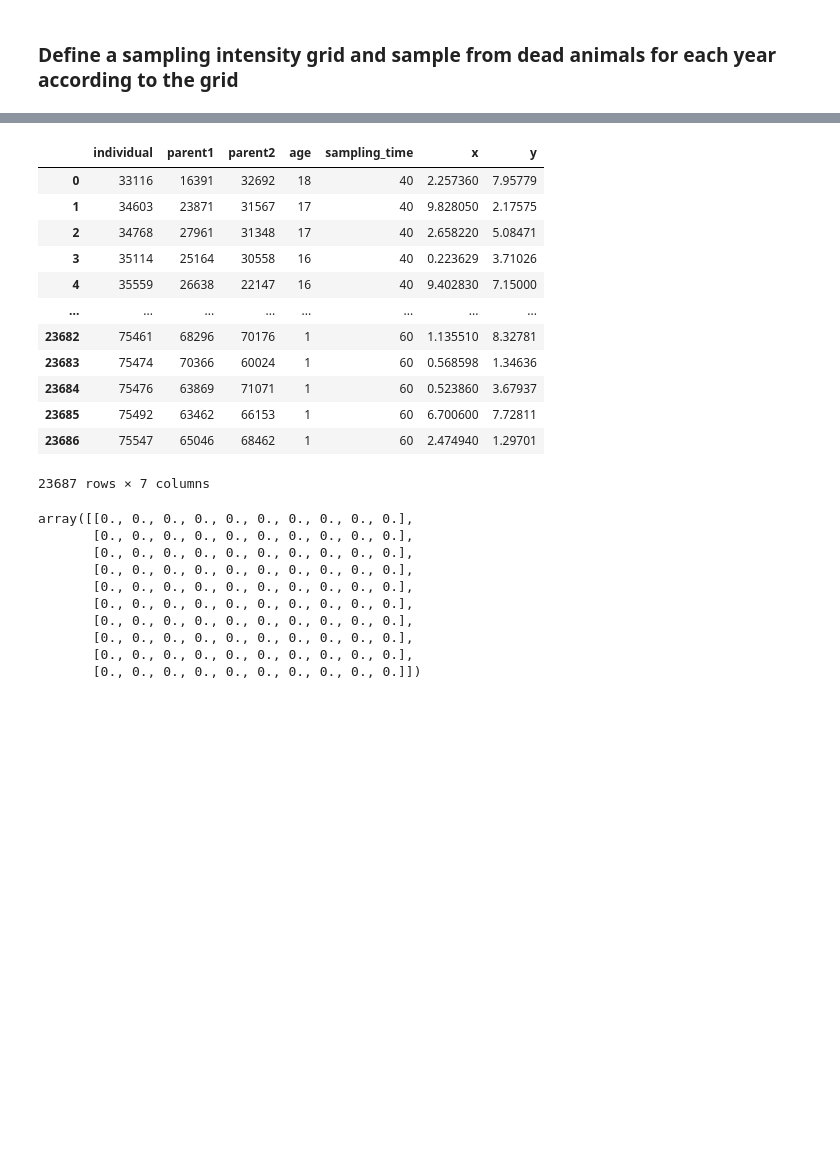
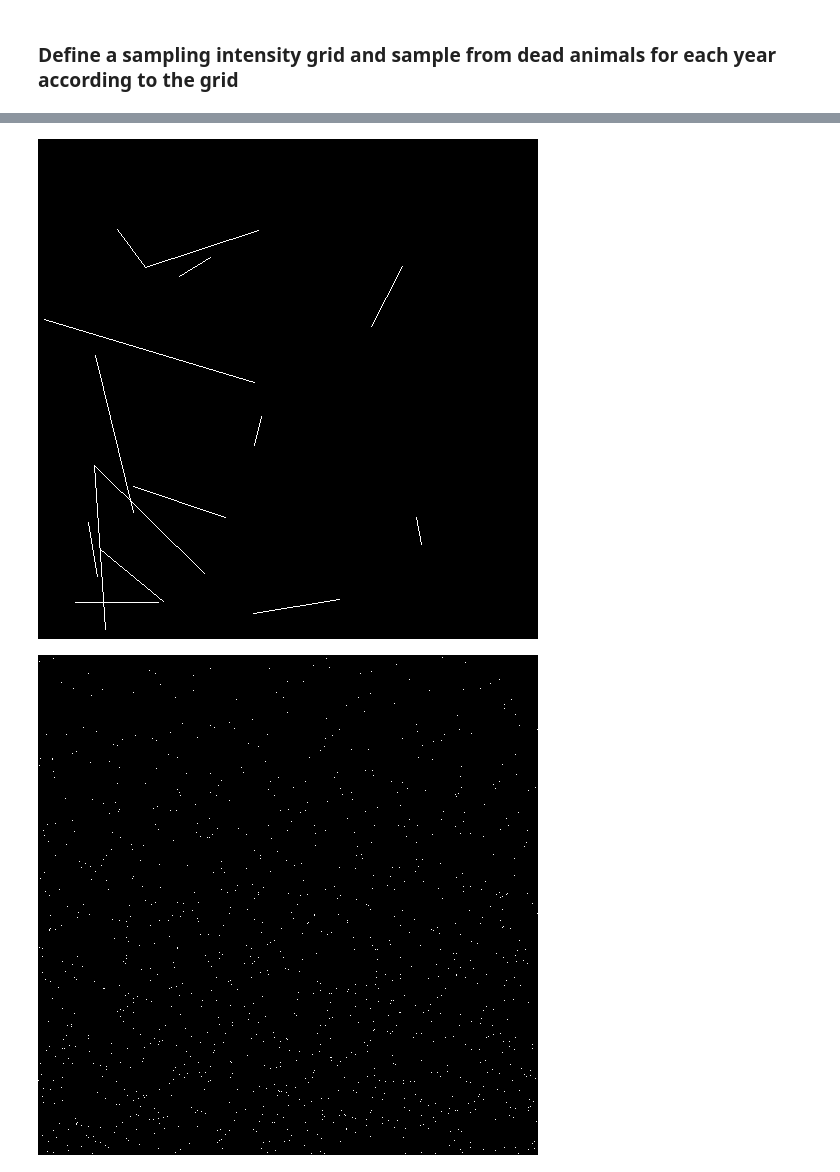
Before and after one commit to giliapatterson/spatial_ckmr, a Jupyter notebook: replicate_conn/bearded_seals.ipynb, the cells around one changed output, grey strips where cells are left out. Cells and saved outputs as stored; diff of their text form; code cells hidden in the pictures; blank space fills up the shorter version.

Commit message:
Plot sampling intensity

```diff
--- a/replicate_conn/bearded_seals.ipynb
+++ b/replicate_conn/bearded_seals.ipynb
@@ -79,6 +140,5 @@ def sample_grid(individuals, sampling_intensity, n, width = 10, height = 10):
 # %%
-sampling_intensity =  np.ones((10,10))*np.linspace(1, 2, 10)
-print(sampling_intensity)
+sampling_intensity =  np.ones((10,10))*np.linspace(1, 5, 10)
 ss, sample_rows = sample_grid(parents, sampling_intensity, 1000, 10, 10)
 print(ss)
 sample = parents.iloc[sample_rows]
@@ -103,28 +155,0 @@ sample = parents.iloc[sample_rows]
-# %%
-def make_spaghetti(sample_parents, max_width, max_height):
-    # creating new Image object for spaghetti and sampling
-    w, h = 500, 500
-    spaghetti = Image.new("1", (w, h))
-    sampling = Image.new("1", (w, h))
-    img1 = ImageDraw.Draw(spaghetti)
-    img2 = ImageDraw.Draw(sampling)
-
-    # Find individuals with a parent that is in the sample
-    p_in_i = np.isin(sample_parents.loc[:,'parent1'], sample_parents.loc[:,'individual'])
-    npairs = sum(p_in_i)
-
-    # Get location of parent-offspring pairs and plot
-    children = sample_parents.loc[p_in_i, :]
-    for child_i, child_row in children.iterrows():
-        parent_i = np.where(sample_parents.loc[:,'individual'] == child_row['parent1'])[0][0]
-        parent_row = sample_parents.iloc[parent_i,:]
-        # print(parent_row['individual'], child_row['individual'])
-        x_child, y_child = child_row[['x','y']]
-        x_parent, y_parent = parent_row[['x','y']]
-        img1.line([(x_child*w/max_width, y_child*h/max_height), (x_parent*w/max_width, y_parent*h/max_height)], fill ="white", width = 0)
-
-    # Plot sampling
-    for ind_i, ind_row in sample_parents.iterrows():
-        x, y = ind_row[['x','y']]
-        img2.point((x*w/max_width, y*h/max_height), fill = "white")
-    return(spaghetti, sampling)
@@ -141,29 +156,7 @@ sns.heatmap(sampling_intensity)
-# %%
-parents
-# %% [output]
-|  | individual | parent1 | parent2 | age | sampling_time | x | y |
-| 0 | 33116 | 16391 | 32692 | 18 | 40 | 2.257360 | 7.95779 |
-| 1 | 34603 | 23871 | 31567 | 17 | 40 | 9.828050 | 2.17575 |
-| 2 | 34768 | 27961 | 31348 | 17 | 40 | 2.658220 | 5.08471 |
-| 3 | 35114 | 25164 | 30558 | 16 | 40 | 0.223629 | 3.71026 |
-| 4 | 35559 | 26638 | 22147 | 16 | 40 | 9.402830 | 7.15000 |
-| ... | ... | ... | ... | ... | ... | ... | ... |
-| 23682 | 75461 | 68296 | 70176 | 1 | 60 | 1.135510 | 8.32781 |
-| 23683 | 75474 | 70366 | 60024 | 1 | 60 | 0.568598 | 1.34636 |
-| 23684 | 75476 | 63869 | 71071 | 1 | 60 | 0.523860 | 3.67937 |
-| 23685 | 75492 | 63462 | 66153 | 1 | 60 | 6.700600 | 7.72811 |
-| 23686 | 75547 | 65046 | 68462 | 1 | 60 | 2.474940 | 1.29701 |
-23687 rows × 7 columns
-# %%
-np.zeros(ss.shape)
-# %% [output]
-array([[0., 0., 0., 0., 0., 0., 0., 0., 0., 0.],
-       [0., 0., 0., 0., 0., 0., 0., 0., 0., 0.],
-       [0., 0., 0., 0., 0., 0., 0., 0., 0., 0.],
-       [0., 0., 0., 0., 0., 0., 0., 0., 0., 0.],
-       [0., 0., 0., 0., 0., 0., 0., 0., 0., 0.],
-       [0., 0., 0., 0., 0., 0., 0., 0., 0., 0.],
-       [0., 0., 0., 0., 0., 0., 0., 0., 0., 0.],
-       [0., 0., 0., 0., 0., 0., 0., 0., 0., 0.],
-       [0., 0., 0., 0., 0., 0., 0., 0., 0., 0.],
-       [0., 0., 0., 0., 0., 0., 0., 0., 0., 0.]])
+# %%
+display(make_spaghetti(sample, 500, 500, 10, 10))
+display(plot_samples(sample, 500, 500, 10, 10))
+display(plot_intensity(sampling_intensity, 500, 500))
+# %% [output]
+[figure, added]
+[figure, added]
```
Also changed, not shown: parts of 8 cells of this notebook.
